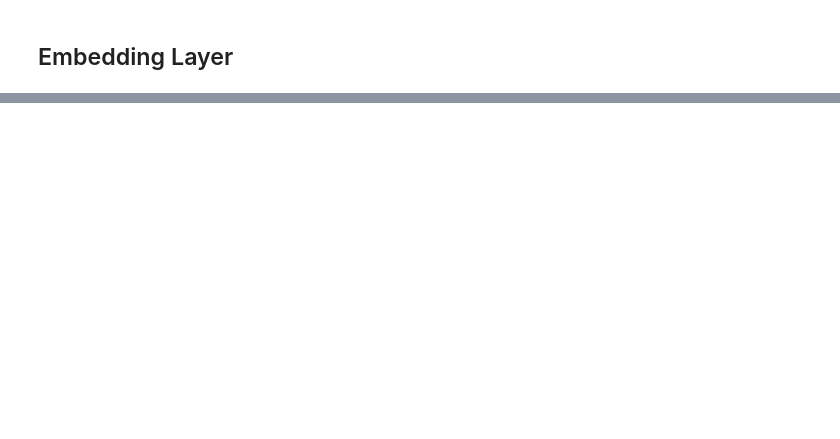
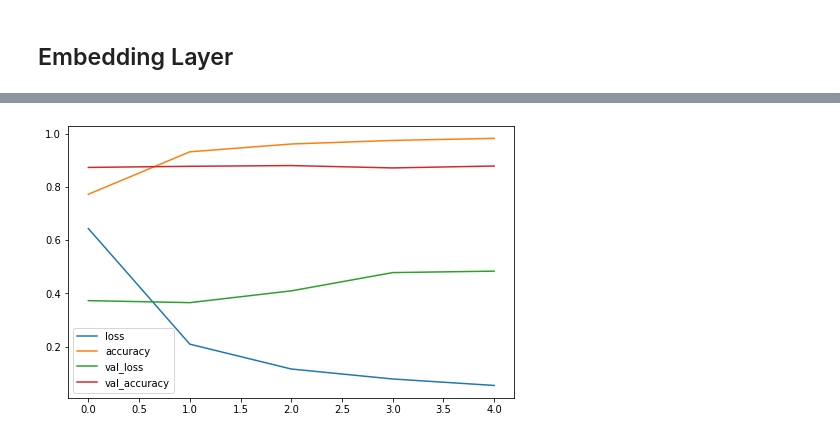
Before and after one commit to melihkacaman/Characterizing-Profile-on-Twitter-Data, a Jupyter notebook: notebooks/06 Deep Learning Models.ipynb, the cells around one changed output, grey strips where cells are left out. Drawn from its saved outputs; the diff is of its cells as text; code cells hidden in the pictures; blank space fills up the shorter version.

```diff
--- a/notebooks/06 Deep Learning Models.ipynb
+++ b/notebooks/06 Deep Learning Models.ipynb
@@ -126,0 +333,2 @@ text_vectorizer.get_vocabulary()
+# %%
+embedding.set_weights(initial_embedding_weigths)
@@ -126,0 +382,14 @@ text_vectorizer.get_vocabulary()
+# %%
+embedding.set_weights(initial_embedding_weigths)
+# %%
+inputs = layers.Input(shape=(1,), dtype="string")
+x = text_vectorizer(inputs)
+x = embedding(x)
+x = layers.Bidirectional(layers.LSTM(64))(x)
+outputs = layers.Dense(len(np.unique(train_labels)), activation="sigmoid")(x)
+
+model_4 = tf.keras.Model(
+    inputs,
+    outputs,
+    name="model_4_bidirectional"
+)
@@ -126,0 +416,11 @@ text_vectorizer.get_vocabulary()
+# %%
+model_4.compile(
+    loss="categorical_crossentropy",
+    optimizer=tf.keras.optimizers.Adam(),
+    metrics=["accuracy"]
+)
+
+history_model_4 = model_4.fit(train_sentences,
+                              train_labels_dummy,
+                              validation_data=(val_sentences, val_labels_dummy),
+                              epochs=5)
@@ -126,0 +438,5 @@ text_vectorizer.get_vocabulary()
+# %%
+pd.DataFrame(history_model_4.history).plot(figsize=(8, 5))
+plt.show()
+# %% [output]
+[figure, added]
```
Also changed, not shown: parts of 68 cells of this notebook.
